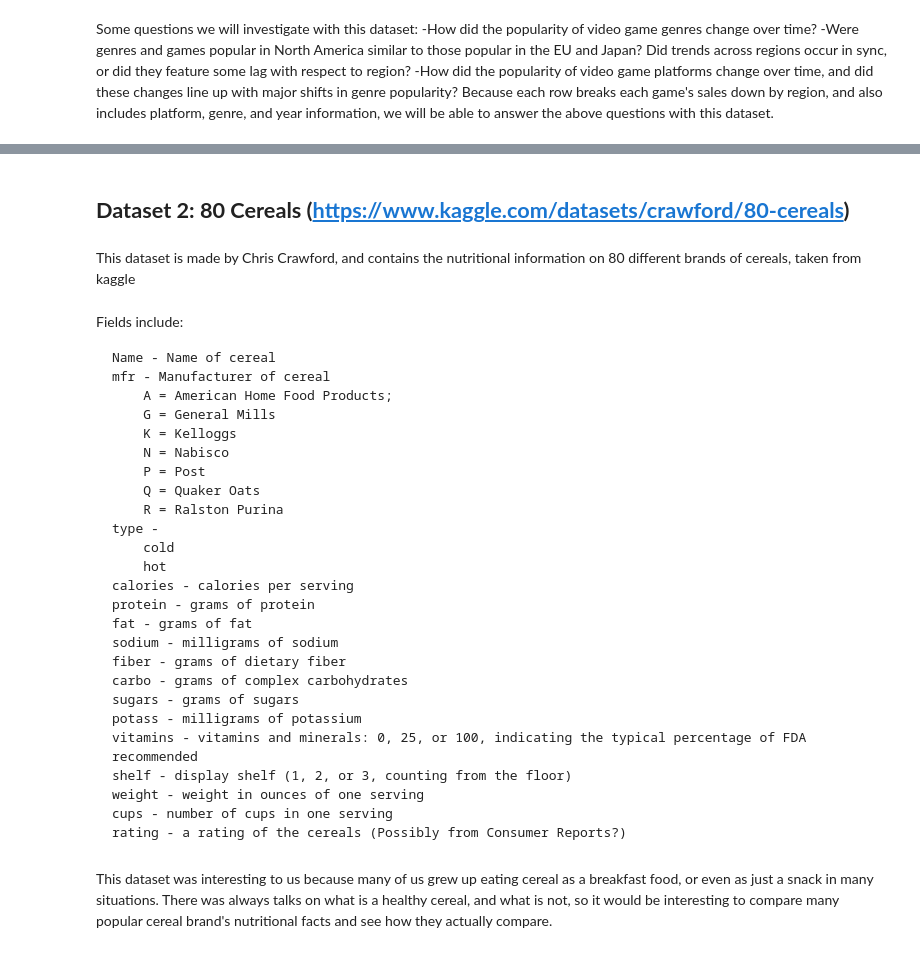
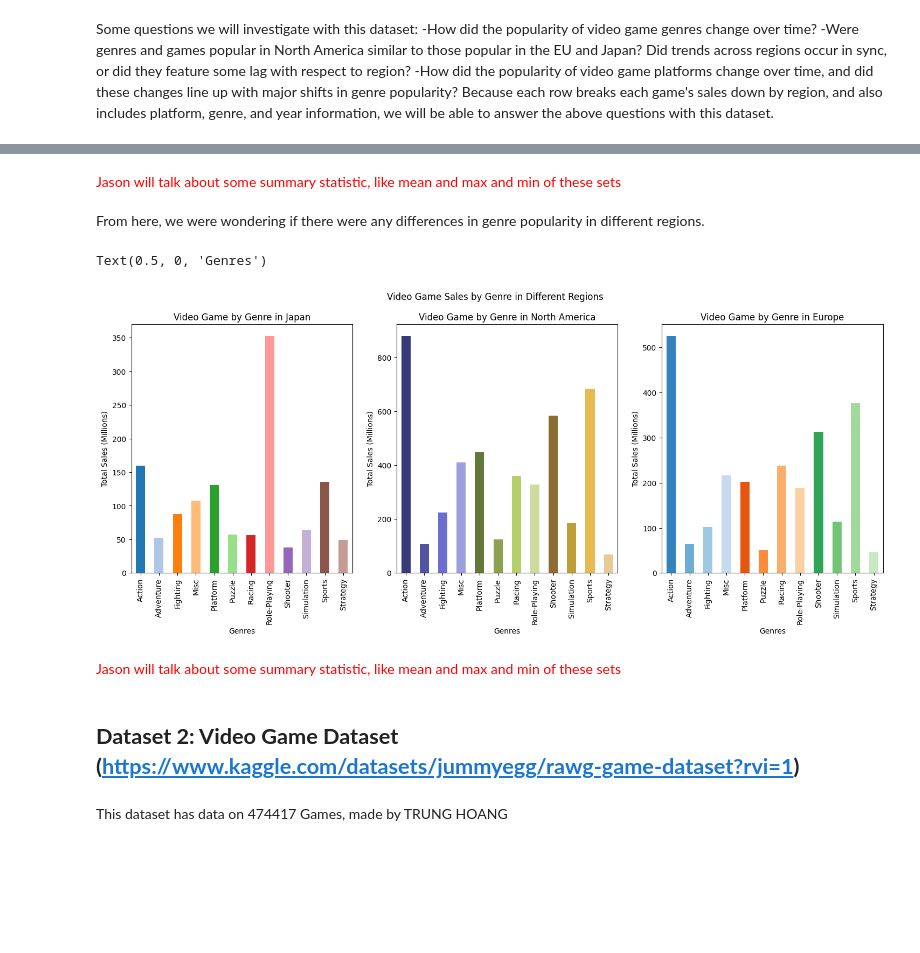
Before and after one commit to 21percentme/21percentme.github.io, a Jupyter notebook: Milestone1.ipynb, the cells around one changed output, grey strips where cells are left out. Saved outputs shown, nothing was run; the diff lists cells and outputs as text; code cells hidden in the pictures; blank space fills up the shorter version.

```diff
--- a/Milestone1.ipynb
+++ b/Milestone1.ipynb
@@ -176,34 +224,44 @@ Because each row breaks each game's sales down by region, and also includes plat
+# %% [markdown]
+<span style="color:red">
+Jason will talk about some summary statistic, like mean and max and min of these sets
+</span>
+# %% [markdown]
+From here, we were wondering if there were any differences in genre popularity in different regions.
+# %%
+#group by region
+
+#drop every column except for regions and genre, so we can see genre sales per
+grouping = games.drop(columns=["Rank", "Year", "Global_Sales", "Platform", "Name", "Publisher"])
+genres = grouping.groupby("Genre").sum()
+
+#Genre for Japan  = JA, Genre for North America is genre for NA, and so forth
+JA = genres["Japan"]
+NA = genres["North America"]
+EU = genres["Europe"]
+
+#create sbplots to plot three plots at the same time
+fig, (ax1, ax2, ax3) = plt.subplots(1, 3, figsize = (18,6))
+fig.suptitle('Video Game Sales by Genre in Different Regions')
+
+JA.plot(kind = 'bar', color = sns.color_palette("tab20"), title = "Video Game by Genre in Japan", ax = ax1)
+ax1.set_ylabel("Total Sales (Millions)")
+ax1.set_xlabel("Genres")
+
+NA.plot(kind = 'bar', color = sns.color_palette("tab20b"), title = "Video Game by Genre in North America", ax = ax2)
+ax2.set_ylabel("Total Sales (Millions)")
+ax2.set_xlabel("Genres")
+
+EU.plot(kind = 'bar', color = sns.color_palette("tab20c"), title = "Video Game by Genre in Europe", ax = ax3)
+ax3.set_ylabel("Total Sales (Millions)")
+ax3.set_xlabel("Genres")
+# %% [output]
+Text(0.5, 0, 'Genres')
+[figure, added]
+# %% [markdown]
+<span style="color:red">
+Jason will talk about some summary statistic, like mean and max and min of these sets
+</span>
 # %% [markdown]
-## **Dataset 2: 80 Cereals (https://www.kaggle.com/datasets/crawford/80-cereals)**
+## **Dataset 2: Video Game Dataset (https://www.kaggle.com/datasets/jummyegg/rawg-game-dataset?rvi=1)**
-# %% [markdown]
-This dataset is made by Chris Crawford, and contains the nutritional information on 80 different brands of cereals, taken from kaggle
-# %% [markdown]
-Fields include:
-
-    Name - Name of cereal
-    mfr - Manufacturer of cereal
-        A = American Home Food Products;
-        G = General Mills
-        K = Kelloggs
-        N = Nabisco
-        P = Post
-        Q = Quaker Oats
-        R = Ralston Purina
-    type -
-        cold
-        hot
-    calories - calories per serving
-    protein - grams of protein
-    fat - grams of fat
-    sodium - milligrams of sodium
-    fiber - grams of dietary fiber
-    carbo - grams of complex carbohydrates
-    sugars - grams of sugars
-    potass - milligrams of potassium
-    vitamins - vitamins and minerals: 0, 25, or 100, indicating the typical percentage of FDA recommended
-    shelf - display shelf (1, 2, or 3, counting from the floor)
-    weight - weight in ounces of one serving
-    cups - number of cups in one serving
-    rating - a rating of the cereals (Possibly from Consumer Reports?)
-# %% [markdown]
-This dataset was interesting to us because many of us grew up eating cereal as a breakfast food, or even as just a snack in many situations. There was always talks on what is a healthy cereal, and what is not, so it would be interesting to compare many popular cereal brand's nutritional facts and see how they actually compare.
+# %% [markdown]
+This dataset has data on 474417 Games, made by TRUNG HOANG
```
Also changed, not shown: parts of 32 cells of this notebook.
